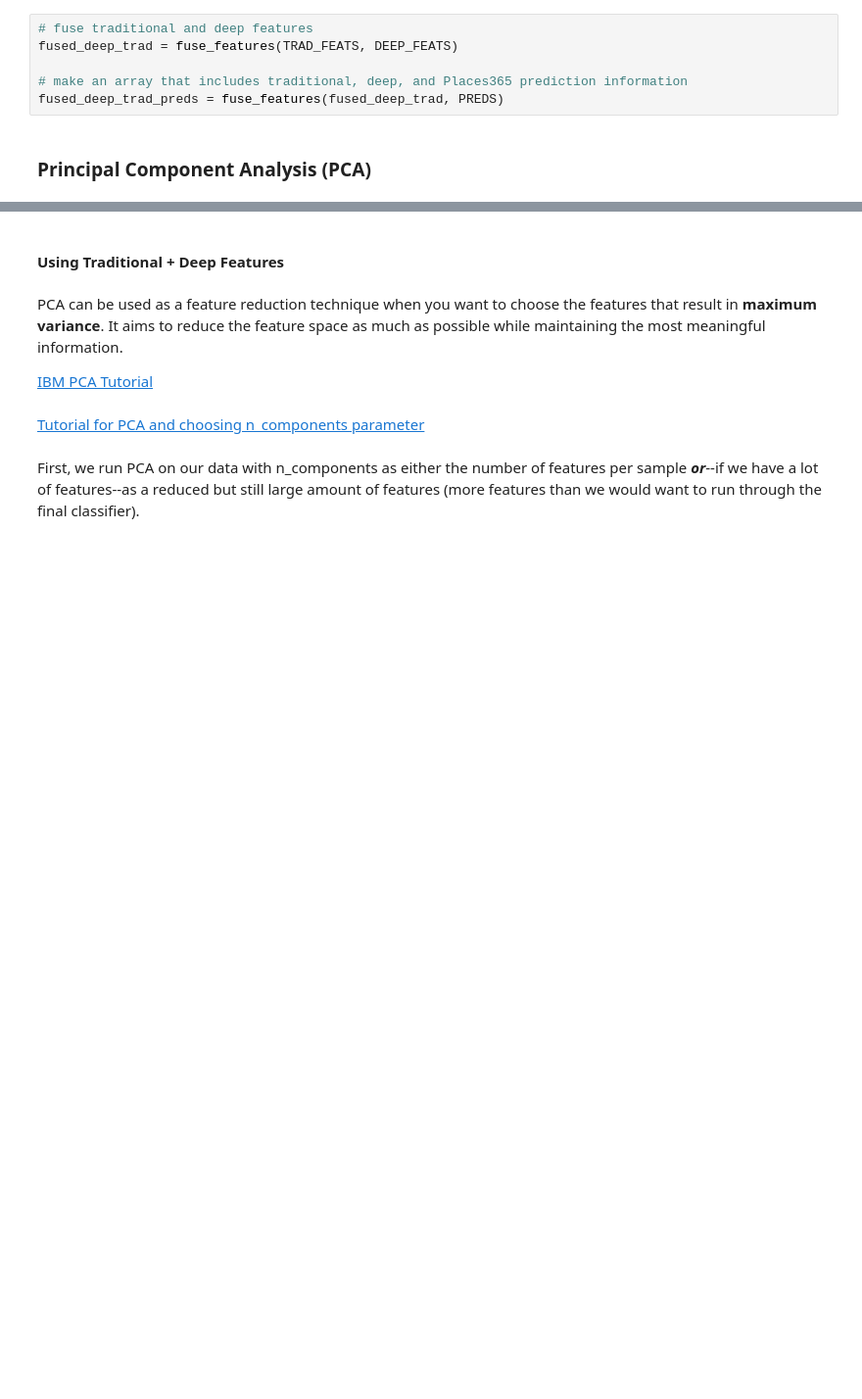
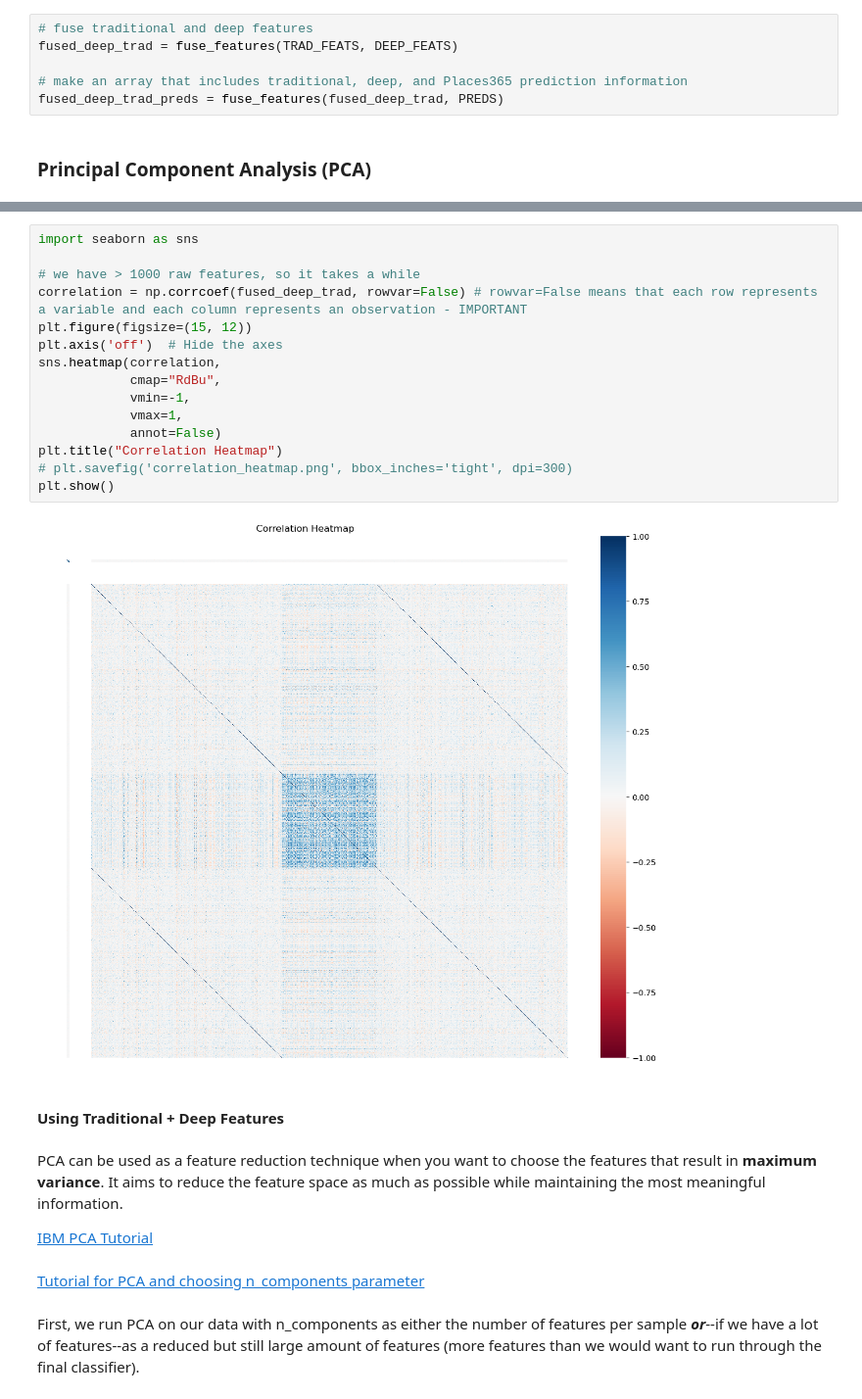
Before and after one commit to AgafiaB/SURE-2025, a Jupyter notebook: fullnotebook1.ipynb, the cells around one changed output, grey strips where cells are left out. Shown at 98% size. Drawn from its saved outputs; the diff is of its cells as text; blank space fills up the shorter version.

```diff
--- a/fullnotebook1.ipynb
+++ b/fullnotebook1.ipynb
@@ -1392,3 +1398,20 @@ fused_deep_trad_preds = fuse_features(fused_deep_trad, PREDS)
+# %%
+import seaborn as sns
+
+# we have > 1000 raw features, so it takes a while
+correlation = np.corrcoef(fused_deep_trad, rowvar=False) # rowvar=False means that each row represents a variable and each column represents an observation - IMPORTANT
+plt.figure(figsize=(15, 12))
+plt.axis('off')  # Hide the axes
+sns.heatmap(correlation,
+            cmap="RdBu",
+            vmin=-1,
+            vmax=1,
+            annot=False)
+plt.title("Correlation Heatmap")
+# plt.savefig('correlation_heatmap.png', bbox_inches='tight', dpi=300)
+plt.show()
+# %% [output]
+[figure, added]
 # %% [markdown]
 #### Using Traditional + Deep Features
 # %% [markdown]
```
Also changed, not shown: parts of 12 cells of this notebook, 1 other file.
